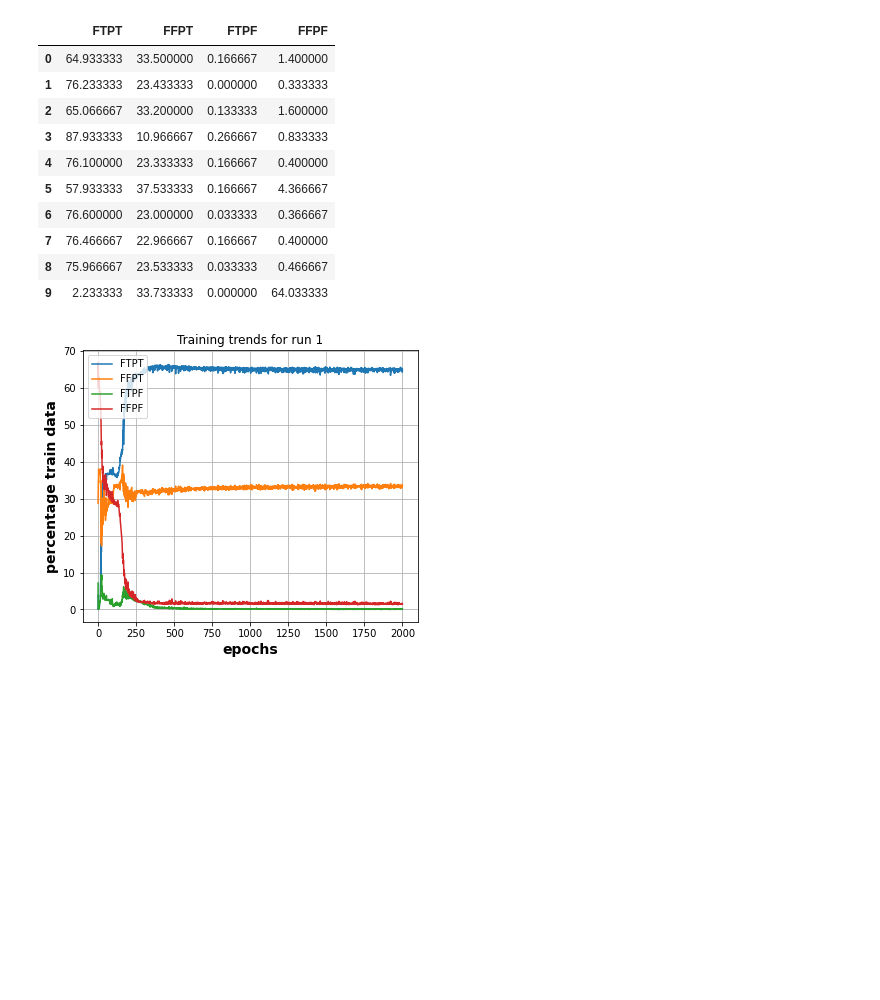
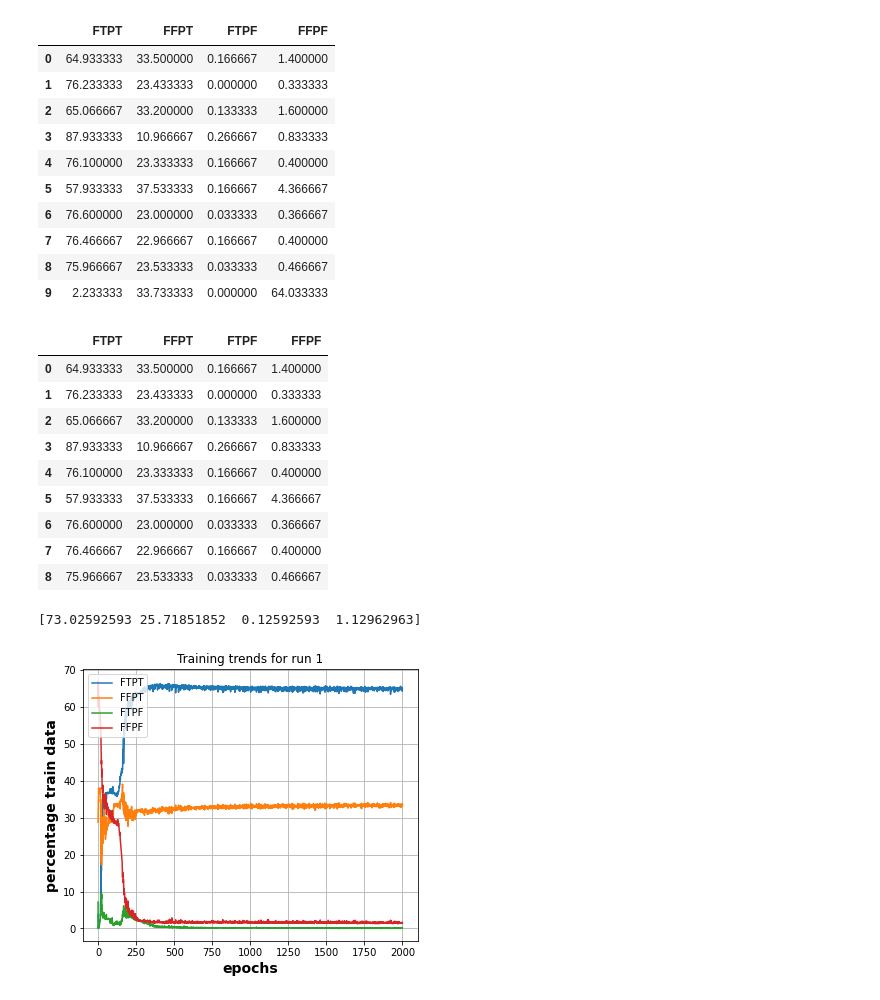
Before and after one commit to lnpandey/IITM_Research_Interpretability_of_Attention_Networks, a Jupyter notebook: AAAI/dataset1/zeroth_layer_averaging_with_entropy_005.ipynb, the cells around one changed output. Drawn from its saved outputs; the diff is of its cells as text; code cells hidden in the pictures; blank space fills up the shorter version.

```diff
--- a/AAAI/dataset1/zeroth_layer_averaging_with_entropy_005.ipynb
+++ b/AAAI/dataset1/zeroth_layer_averaging_with_entropy_005.ipynb
@@ -428,6 +428,23 @@ FTPT_analysis
 | 7 | 76.466667 | 22.966667 | 0.166667 | 0.400000 |
 | 8 | 75.966667 | 23.533333 | 0.033333 | 0.466667 |
 | 9 | 2.233333 | 33.733333 | 0.000000 | 64.033333 |
+# %%
+FTPT_analysis[FTPT_analysis['FTPT']+FTPT_analysis['FFPT'] > 90 ]
+# %% [output]
+|  | FTPT | FFPT | FTPF | FFPF |
+| 0 | 64.933333 | 33.500000 | 0.166667 | 1.400000 |
+| 1 | 76.233333 | 23.433333 | 0.000000 | 0.333333 |
+| 2 | 65.066667 | 33.200000 | 0.133333 | 1.600000 |
+| 3 | 87.933333 | 10.966667 | 0.266667 | 0.833333 |
+| 4 | 76.100000 | 23.333333 | 0.166667 | 0.400000 |
+| 5 | 57.933333 | 37.533333 | 0.166667 | 4.366667 |
+| 6 | 76.600000 | 23.000000 | 0.033333 | 0.366667 |
+| 7 | 76.466667 | 22.966667 | 0.166667 | 0.400000 |
+| 8 | 75.966667 | 23.533333 | 0.033333 | 0.466667 |
+# %%
+print(np.mean(np.array(FTPT_analysis[FTPT_analysis['FTPT']+FTPT_analysis['FFPT'] > 90 ]),axis=0))
+# %% [output]
+[73.02592593 25.71851852  0.12592593  1.12962963]
 # %%
 cnt=1
 for epoch, analysis_data in full_analysis:
```
Also changed, not shown: 2 other files.
